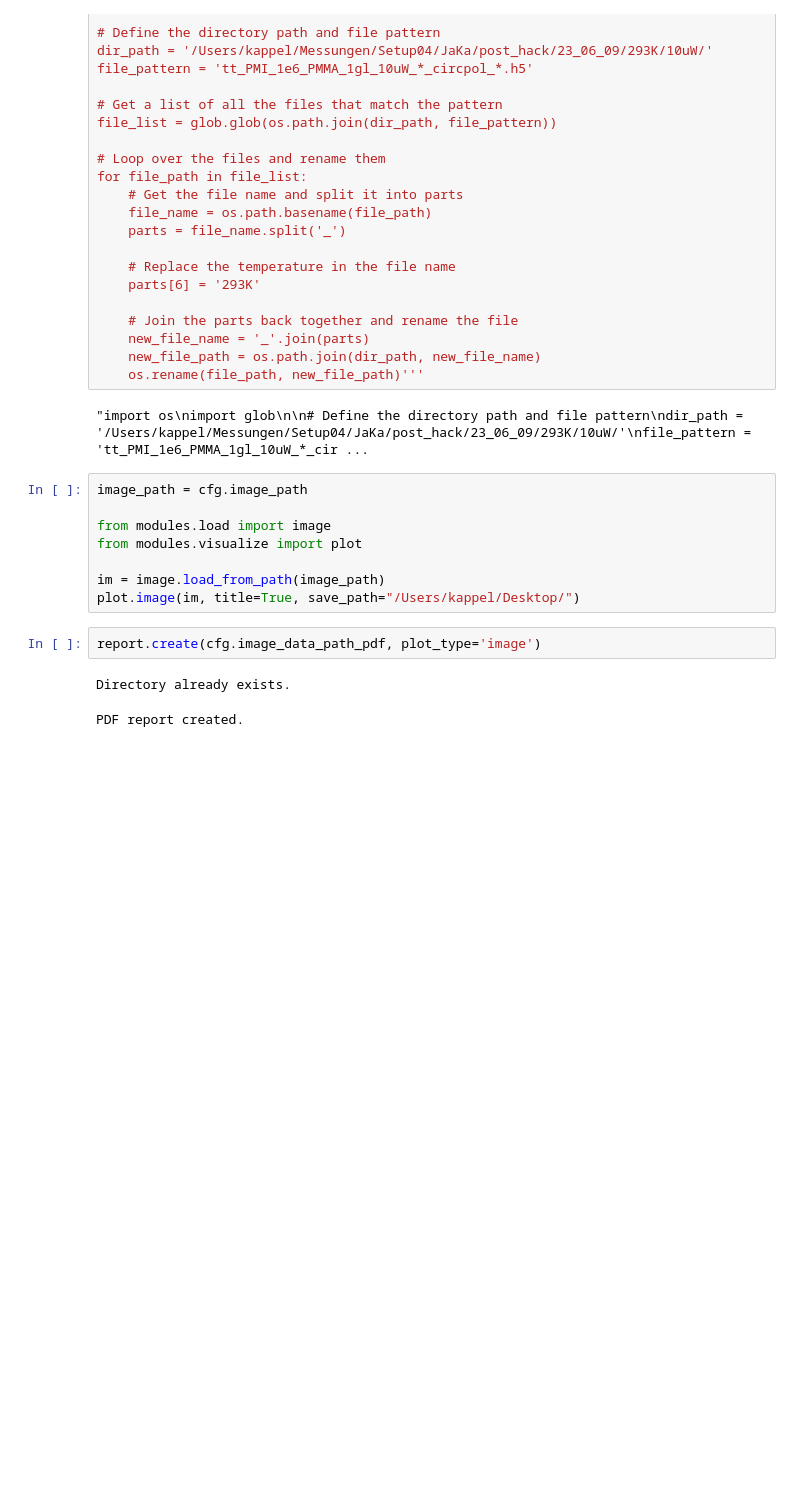
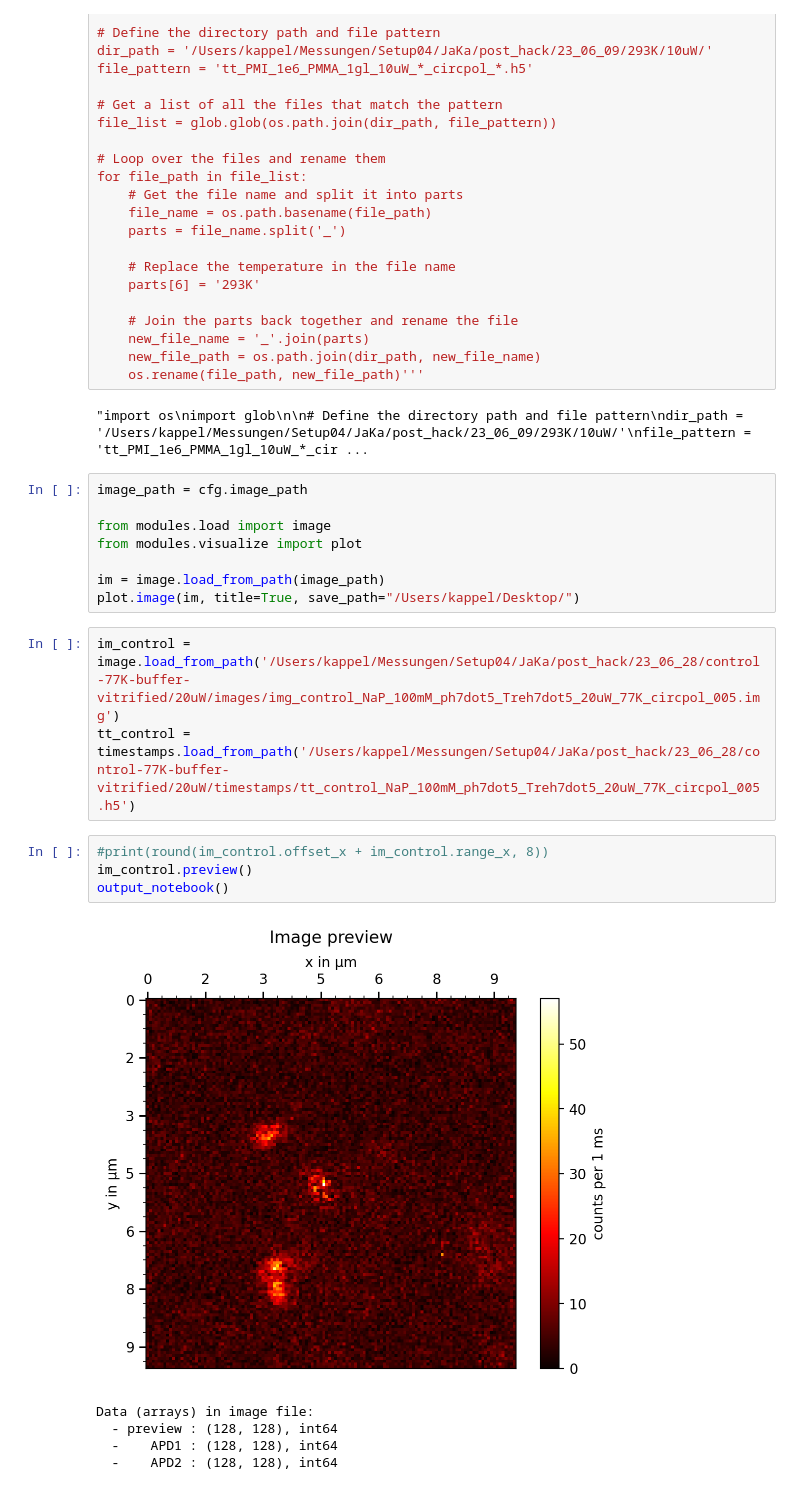
Before and after one commit to JKL453/s04-utils, a Jupyter notebook: pdf-report.ipynb, the cells around one changed output. Saved outputs shown, nothing was run; the diff lists cells and outputs as text; blank space fills up the shorter version.

```diff
--- a/pdf-report.ipynb
+++ b/pdf-report.ipynb
@@ -53,8 +60,16 @@ from modules.visualize import plot
 
 im = image.load_from_path(image_path)
 plot.image(im, title=True, save_path="/Users/kappel/Desktop/")
-# %%
-report.create(cfg.image_data_path_pdf, plot_type='image')
-# %% [output]
-Directory already exists.
-PDF report created.
+# %%
+im_control = image.load_from_path('/Users/kappel/Messungen/Setup04/JaKa/post_hack/23_06_28/control-77K-buffer-vitrified/20uW/images/img_control_NaP_100mM_ph7dot5_Treh7dot5_20uW_77K_circpol_005.img')
+tt_control = timestamps.load_from_path('/Users/kappel/Messungen/Setup04/JaKa/post_hack/23_06_28/control-77K-buffer-vitrified/20uW/timestamps/tt_control_NaP_100mM_ph7dot5_Treh7dot5_20uW_77K_circpol_005.h5')
+# %%
+#print(round(im_control.offset_x + im_control.range_x, 8))
+im_control.preview()
+output_notebook()
+# %% [output]
+[figure, added]
+Data (arrays) in image file:
+  - preview : (128, 128), int64
+  -    APD1 : (128, 128), int64
+  -    APD2 : (128, 128), int64
```
Also changed, not shown: parts of 10 cells of this notebook, 2 other files.
